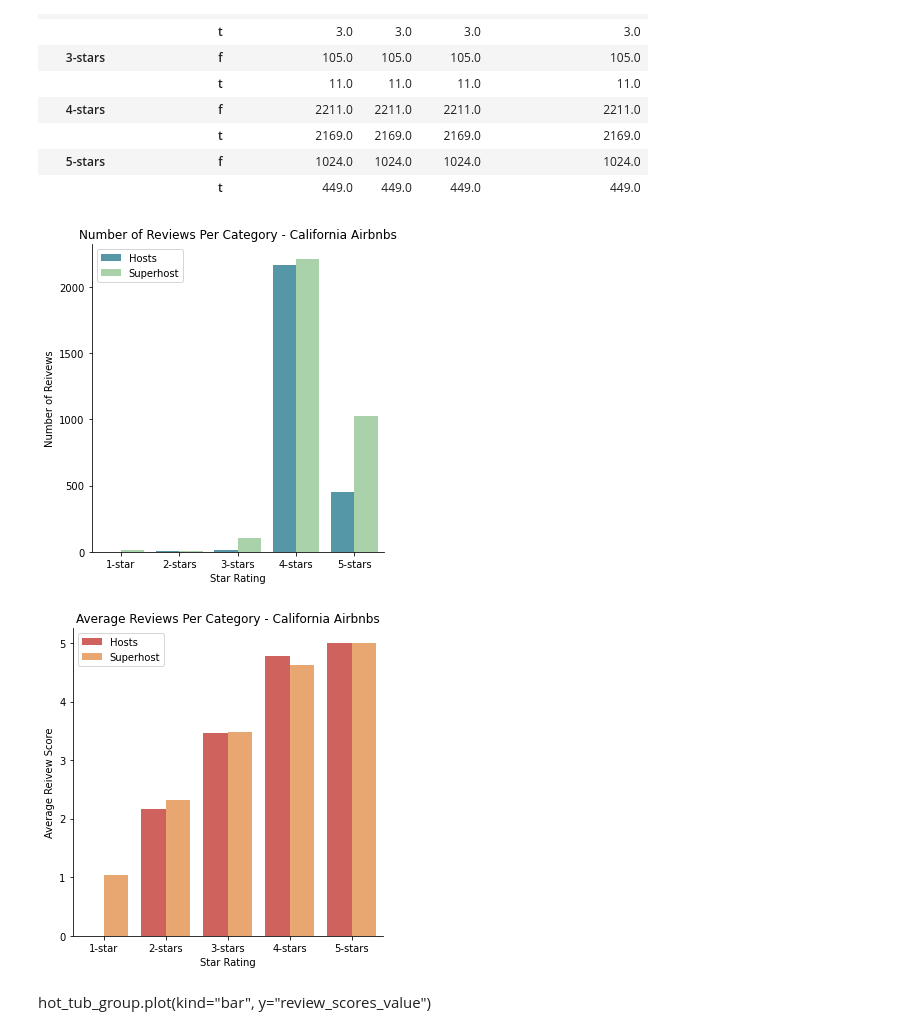
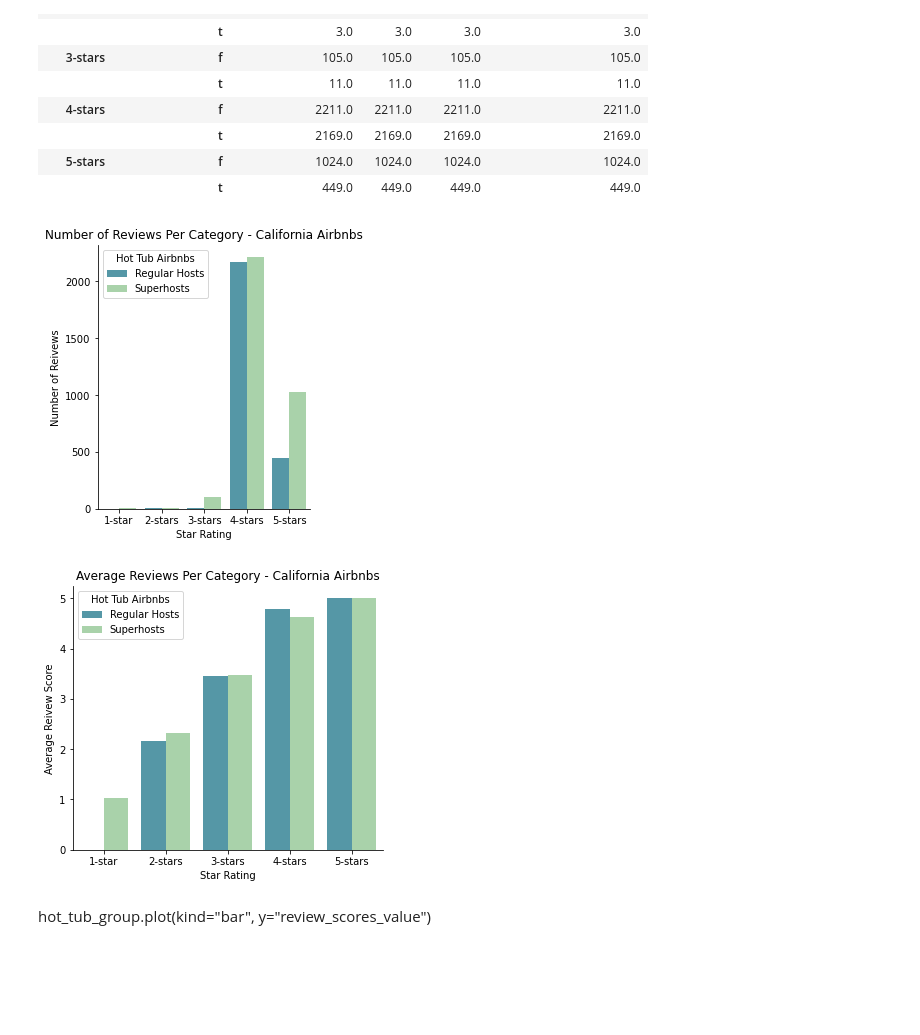
Before and after one commit to isabellajade/project-1, a Jupyter notebook: PROJECT1/question5_leah.ipynb, the cells around one changed output. Drawn from its saved outputs; the diff is of its cells as text; code cells hidden in the pictures; blank space fills up the shorter version.

```diff
--- a/PROJECT1/question5_leah.ipynb
+++ b/PROJECT1/question5_leah.ipynb
@@ -98,23 +96,25 @@ hot_tub_group
 # %%
 #chart the number of reviews in each star category for hosts and superhosts
 sns.catplot(x='star rating', hue='host_is_superhost', data=cleaned_hot_tub, kind='count', errorbar=None, legend=False).set(title='Number of Reviews Per Category - California Airbnbs')
-plt.legend(labels=["Hosts", "Superhost"])
+plt.legend(labels=["Regular Hosts", "Superhosts"], title ="Hot Tub Airbnbs")
 plt.xlabel("Star Rating")
 plt.ylabel("Number of Reivews")
-sns.set_palette ("Spectral_r", 24)
+sns.set_palette ("Spectral_r")
+plt.subplots_adjust(top=0.85, right=.75)
 plt.savefig("images/StarRating.png")
 # %% [output]
-[figure, old version]
+[figure, new version]
 # %%
 # Average Reviews for each star category
 sns.catplot(x='star rating', y='review_scores_value', hue='host_is_superhost', legend=False, data=cleaned_hot_tub, kind='bar', errorbar=None).set(title='Average Reviews Per Category - California Airbnbs')
-plt.legend(labels=["Hosts", "Superhost"])
+plt.legend(labels=["Regular Hosts", "Superhosts"], title ="Hot Tub Airbnbs")
 plt.xlabel("Star Rating")
 plt.ylabel("Average Reivew Score")
 sns.set_palette("Spectral", 24)
+plt.subplots_adjust(top=0.85)
 plt.savefig("images/AverageStarRating.png")
 # %% [output]
-[figure, old version]
+[figure, new version]
 # %% [markdown]
 hot_tub_group.plot(kind="bar", y="review_scores_value")
 # %%
```
Also changed, not shown: parts of 6 cells of this notebook.
